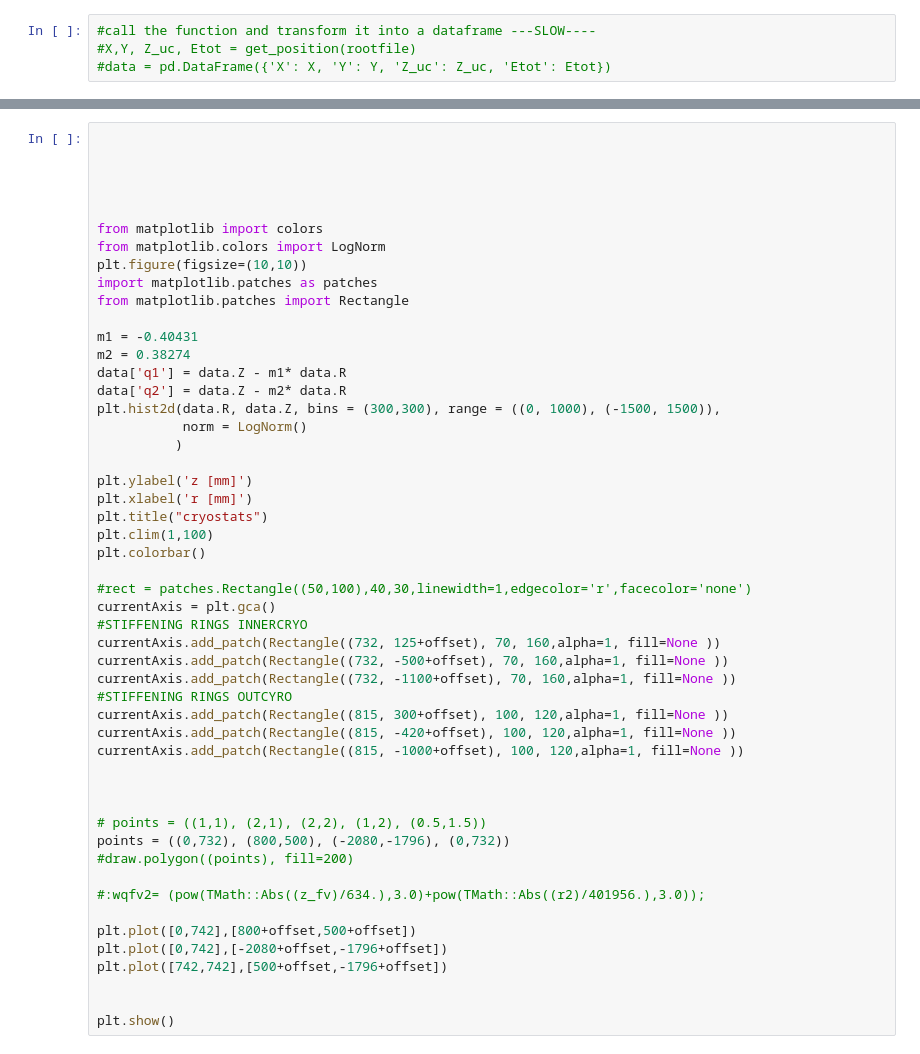
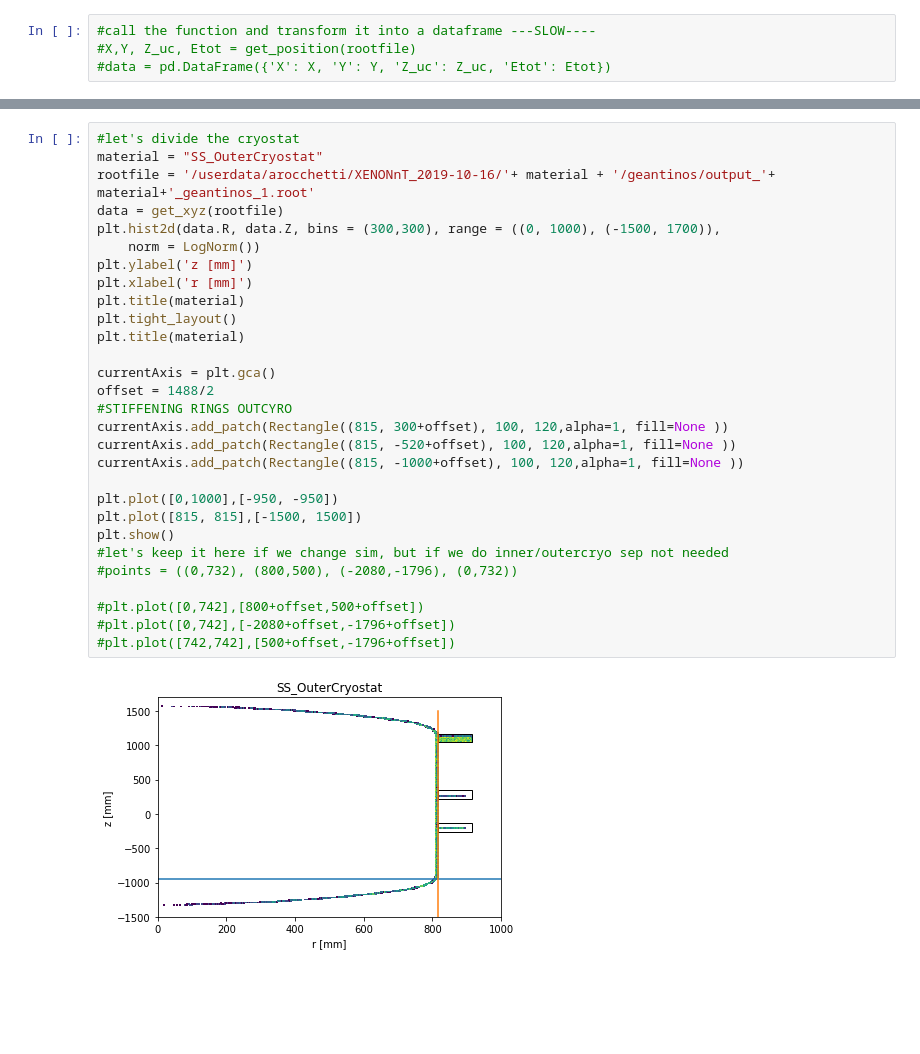
Before and after one commit to ariannarocchetti/MonteCarlo_ER, a Jupyter notebook: geometry_checks.ipynb, the cells around one changed output, grey strips where cells are left out. Cells and saved outputs as stored; diff of their text form; blank space fills up the shorter version.

```diff
--- a/geometry_checks.ipynb
+++ b/geometry_checks.ipynb
@@ -120,51 +171,31 @@ for material in materials:
 # %%
-
-
-
-
-
-from matplotlib import colors
-from matplotlib.colors import LogNorm
-plt.figure(figsize=(10,10))
-import matplotlib.patches as patches
-from matplotlib.patches import Rectangle
-
-m1 = -0.40431
-m2 = 0.38274
-data['q1'] = data.Z - m1* data.R
-data['q2'] = data.Z - m2* data.R
-plt.hist2d(data.R, data.Z, bins = (300,300), range = ((0, 1000), (-1500, 1500)),
-           norm = LogNorm()
-          )
-
+#let's divide the cryostat
+material = "SS_OuterCryostat"
+rootfile = '/userdata/arocchetti/XENONnT_2019-10-16/'+ material + '/geantinos/output_'+ material+'_geantinos_1.root'
+data = get_xyz(rootfile)
+plt.hist2d(data.R, data.Z, bins = (300,300), range = ((0, 1000), (-1500, 1700)),
+    norm = LogNorm())
 plt.ylabel('z [mm]')
 plt.xlabel('r [mm]')
-plt.title("cryostats")
-plt.clim(1,100)
-plt.colorbar()
+plt.title(material)
+plt.tight_layout()
+plt.title(material)
 
-#rect = patches.Rectangle((50,100),40,30,linewidth=1,edgecolor='r',facecolor='none')
 currentAxis = plt.gca()
-#STIFFENING RINGS INNERCRYO
-currentAxis.add_patch(Rectangle((732, 125+offset), 70, 160,alpha=1, fill=None ))
-currentAxis.add_patch(Rectangle((732, -500+offset), 70, 160,alpha=1, fill=None ))
-currentAxis.add_patch(Rectangle((732, -1100+offset), 70, 160,alpha=1, fill=None ))
+offset = 1488/2
 #STIFFENING RINGS OUTCYRO
 currentAxis.add_patch(Rectangle((815, 300+offset), 100, 120,alpha=1, fill=None ))
-currentAxis.add_patch(Rectangle((815, -420+offset), 100, 120,alpha=1, fill=None ))
+currentAxis.add_patch(Rectangle((815, -520+offset), 100, 120,alpha=1, fill=None ))
 currentAxis.add_patch(Rectangle((815, -1000+offset), 100, 120,alpha=1, fill=None ))
 
+plt.plot([0,1000],[-950, -950])
+plt.plot([815, 815],[-1500, 1500])
+plt.show()
+#let's keep it here if we change sim, but if we do inner/outercryo sep not needed
+#points = ((0,732), (800,500), (-2080,-1796), (0,732))
 
-
-# points = ((1,1), (2,1), (2,2), (1,2), (0.5,1.5))
-points = ((0,732), (800,500), (-2080,-1796), (0,732))
-#draw.polygon((points), fill=200)
-
-#:wqfv2= (pow(TMath::Abs((z_fv)/634.),3.0)+pow(TMath::Abs((r2)/401956.),3.0));
-
-plt.plot([0,742],[800+offset,500+offset])
-plt.plot([0,742],[-2080+offset,-1796+offset])
-plt.plot([742,742],[500+offset,-1796+offset])
-
-
-plt.show()
+#plt.plot([0,742],[800+offset,500+offset])
+#plt.plot([0,742],[-2080+offset,-1796+offset])
+#plt.plot([742,742],[500+offset,-1796+offset])
+# %% [output]
+[figure, added]
```
Also changed, not shown: parts of 20 cells of this notebook, 1 other file.
